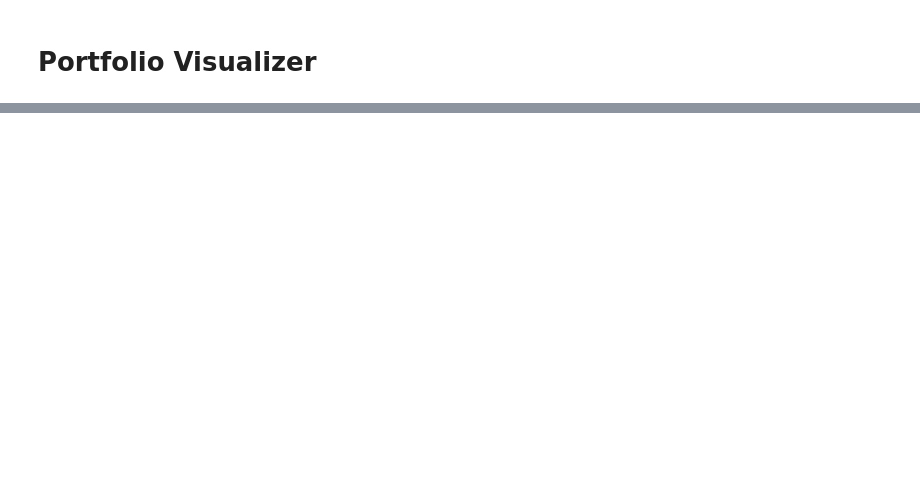
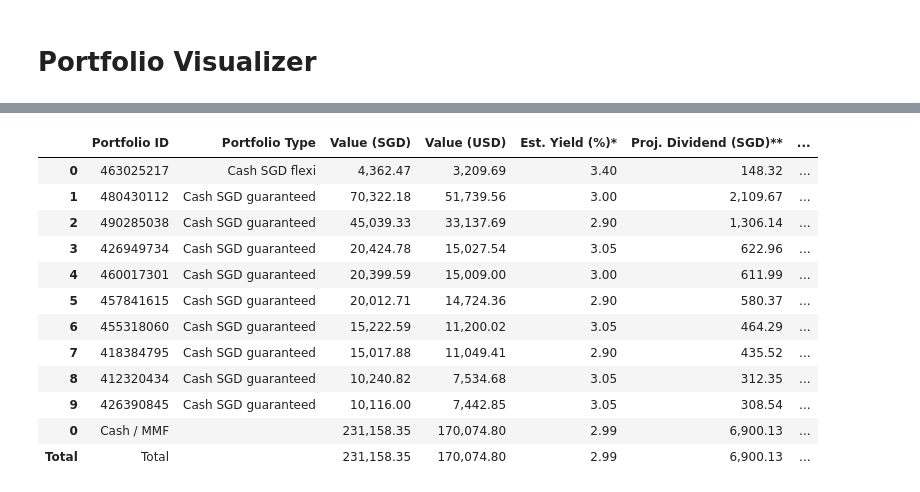
Before and after one commit to weijieleong/Portfolio-Visualizer, a Jupyter notebook: Portfolio_Visualizer_colab_V1.ipynb, the cells around one changed output, grey strips where cells are left out. Saved outputs shown, nothing was run; the diff lists cells and outputs as text; code cells hidden in the pictures; blank space fills up the shorter version.

```diff
--- a/Portfolio_Visualizer_colab_V1.ipynb
+++ b/Portfolio_Visualizer_colab_V1.ipynb
@@ -1107,19 +1117,19 @@ all_portfolios_summary_final.rename(columns={'internal_port_name': 'Portfolio Ty
 #########################################################################################################################################################################
 # Separate the dataframe based on the 'type' column
 growth_portfolios = all_portfolios_summary[all_portfolios_summary['L1_classification']=='Growth']
-growth_portfolios['Allocation'] = growth_portfolios['NAV (SGD)'] / growth_portfolios['NAV (SGD)'].sum()
+growth_portfolios['Allocation'] = growth_portfolios['Value (SGD)'] / growth_portfolios['Value (SGD)'].sum()
 
 core_subtotal = growth_portfolios[growth_portfolios['L2_classification']=='Core'].sum(numeric_only=True)
 core_subtotal['Portfolio ID'] = 'Core'
 specialised_subtotal = growth_portfolios[growth_portfolios['L2_classification']=='Specialised'].sum(numeric_only=True)
 specialised_subtotal['Portfolio ID'] = 'Specialised'
 
-total_row_growth = pd.DataFrame({col: [growth_portfolios[col].sum() if col in ['NAV (SGD)', 'NAV (USD)', 'Invested Amount', 'P&L since inception', 'Dividend (SGD)', 'Allocation'] else '']
+total_row_growth = pd.DataFrame({col: [growth_portfolios[col].sum() if col in ['Value (SGD)', 'Value (USD)', 'Invested Amount', 'P&L since inception', 'Dividend (SGD)', 'Allocation'] else '']
                           for col in growth_portfolios.columns}, index=['Total'])
 
 total_row_growth.iloc[0, 0] = 'Total'
 
-if total_row_growth['NAV (SGD)'].values[0] > 0:  # Check if NAV (SGD) is greater than 0
+if total_row_growth['Value (SGD)'].values[0] > 0:  # Check if NAV (SGD) is greater than 0
     growth_portfolios = pd.concat([growth_portfolios, total_row_growth])
 
 growth_portfolios['Portfolio Type'] = pd.Categorical(
@@ -1134,8 +1144,25 @@ core_rows = growth_portfolios[growth_portfolios['L2_classification'] == 'Core']
 specialised_rows = growth_portfolios[growth_portfolios['L2_classification'] == 'Specialised']
 other_rows = growth_portfolios[~growth_portfolios['L2_classification'].isin(['Core', 'Specialised'])]
 
-growth_portfolios = pd.concat([core_rows, core_subtotal.to_frame().T, specialised_rows, specialised_subtotal.to_frame().T, other_rows])
-growth_portfolios[['NAV (SGD)', 'NAV (USD)']] = growth_portfolios[['NAV (SGD)', 'NAV (USD)']].applymap(lambda x: "{:,.2f}".format(x) if isinstance(x, (int, float)) else x)
+# growth_portfolios = pd.concat([core_rows, core_subtotal.to_frame().T, specialised_rows, specialised_subtotal.to_frame().T, other_rows])
+
+growth_portfolios_list = []  # Start with an empty list
+growth_portfolios_list.append(core_rows)
+
+if core_rows['Value (SGD)'].sum() != 0:
+    growth_portfolios_list.append(core_subtotal.to_frame().T)
+
+growth_portfolios_list.append(specialised_rows)
+
+if specialised_rows['Value (SGD)'].sum() != 0:
+    growth_portfolios_list.append(specialised_subtotal.to_frame().T)
+
+growth_portfolios_list.append(other_rows)
+
+# Concatenate the list of DataFrames
+growth_portfolios = pd.concat(growth_portfolios_list)
+
+growth_portfolios[['Value (SGD)', 'Value (USD)']] = growth_portfolios[['Value (SGD)', 'Value (USD)']].applymap(lambda x: "{:,.2f}".format(x) if isinstance(x, (int, float)) else x)
 growth_portfolios['Allocation'] = (growth_portfolios['Allocation'] * 100).map('{:.2f}%'.format)
 
 for col in growth_portfolios.columns:
@@ -1151,5 +1178,5 @@ for col in growth_portfolios.columns:
     else:  # For numeric columns
         growth_portfolios[col] = growth_portfolios[col].fillna(0)
 
-growth_portfolios = growth_portfolios[['Portfolio ID', 'internal_port_name',  'Currency', 'NAV (SGD)', 'NAV (USD)',  'Allocation']]
+growth_portfolios = growth_portfolios[['Portfolio ID', 'internal_port_name', 'Value (SGD)', 'Value (USD)',  'Allocation']]
 growth_portfolios.rename(columns={'internal_port_name': 'Portfolio Type'}, inplace=True)
@@ -1253,3 +1341,19 @@ income_pres_portfolios.rename(columns={'internal_port_name': 'Portfolio Type', '
+# %%
+income_pres_portfolios
+# %% [output]
+|  | Portfolio ID | Portfolio Type | Value (SGD) | Value (USD) | Est. Yield (%)* | Proj. Dividend (SGD)** | ... |
+| 0 | 463025217 | Cash SGD flexi | 4,362.47 | 3,209.69 | 3.40 | 148.32 | ... |
+| 1 | 480430112 | Cash SGD guaranteed | 70,322.18 | 51,739.56 | 3.00 | 2,109.67 | ... |
+| 2 | 490285038 | Cash SGD guaranteed | 45,039.33 | 33,137.69 | 2.90 | 1,306.14 | ... |
+| 3 | 426949734 | Cash SGD guaranteed | 20,424.78 | 15,027.54 | 3.05 | 622.96 | ... |
+| 4 | 460017301 | Cash SGD guaranteed | 20,399.59 | 15,009.00 | 3.00 | 611.99 | ... |
+| 5 | 457841615 | Cash SGD guaranteed | 20,012.71 | 14,724.36 | 2.90 | 580.37 | ... |
+| 6 | 455318060 | Cash SGD guaranteed | 15,222.59 | 11,200.02 | 3.05 | 464.29 | ... |
+| 7 | 418384795 | Cash SGD guaranteed | 15,017.88 | 11,049.41 | 2.90 | 435.52 | ... |
+| 8 | 412320434 | Cash SGD guaranteed | 10,240.82 | 7,534.68 | 3.05 | 312.35 | ... |
+| 9 | 426390845 | Cash SGD guaranteed | 10,116.00 | 7,442.85 | 3.05 | 308.54 | ... |
+| 0 | Cash / MMF |  | 231,158.35 | 170,074.80 | 2.99 | 6,900.13 | ... |
+| Total | Total |  | 231,158.35 | 170,074.80 | 2.99 | 6,900.13 | ... |
 # %%
 # @title PDF Funcs
 from reportlab.lib.styles import ParagraphStyle
```
Also changed, not shown: parts of 14 cells of this notebook.
